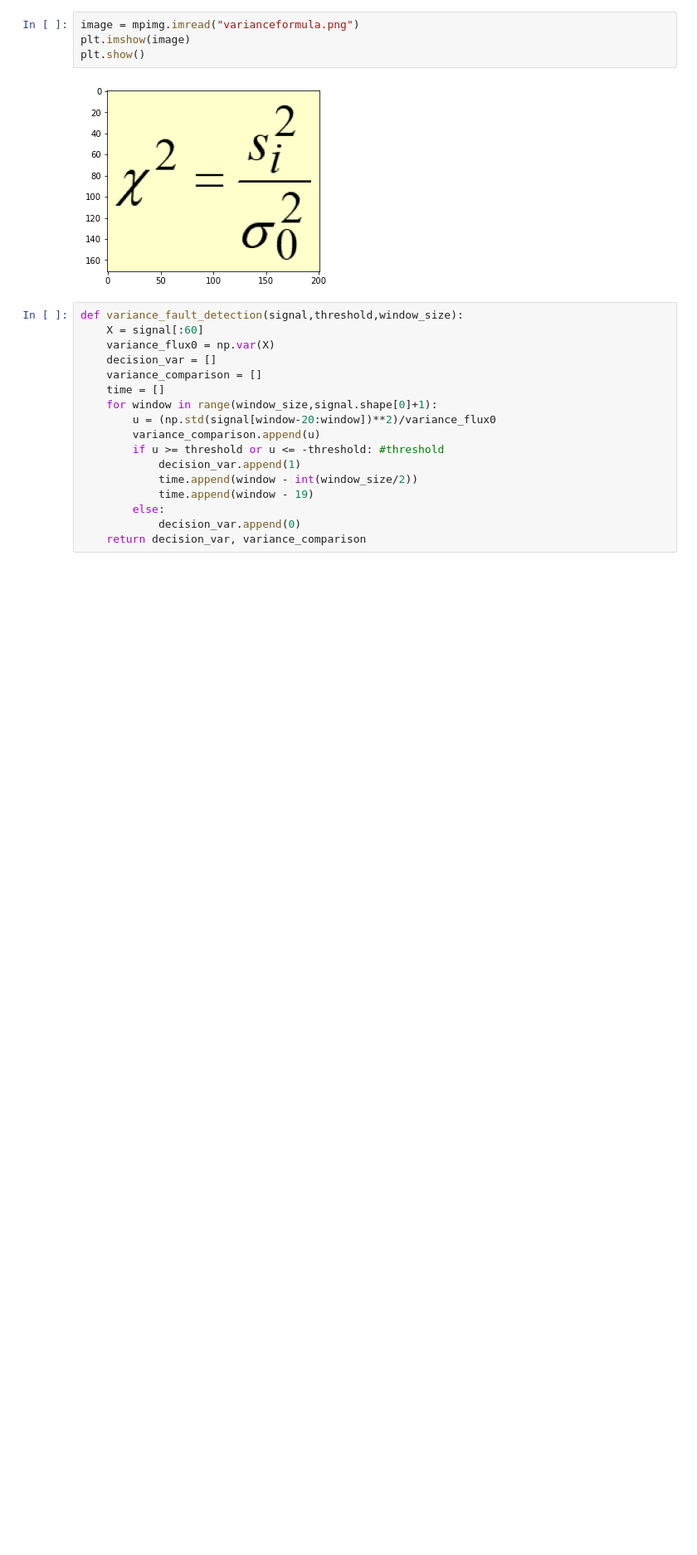
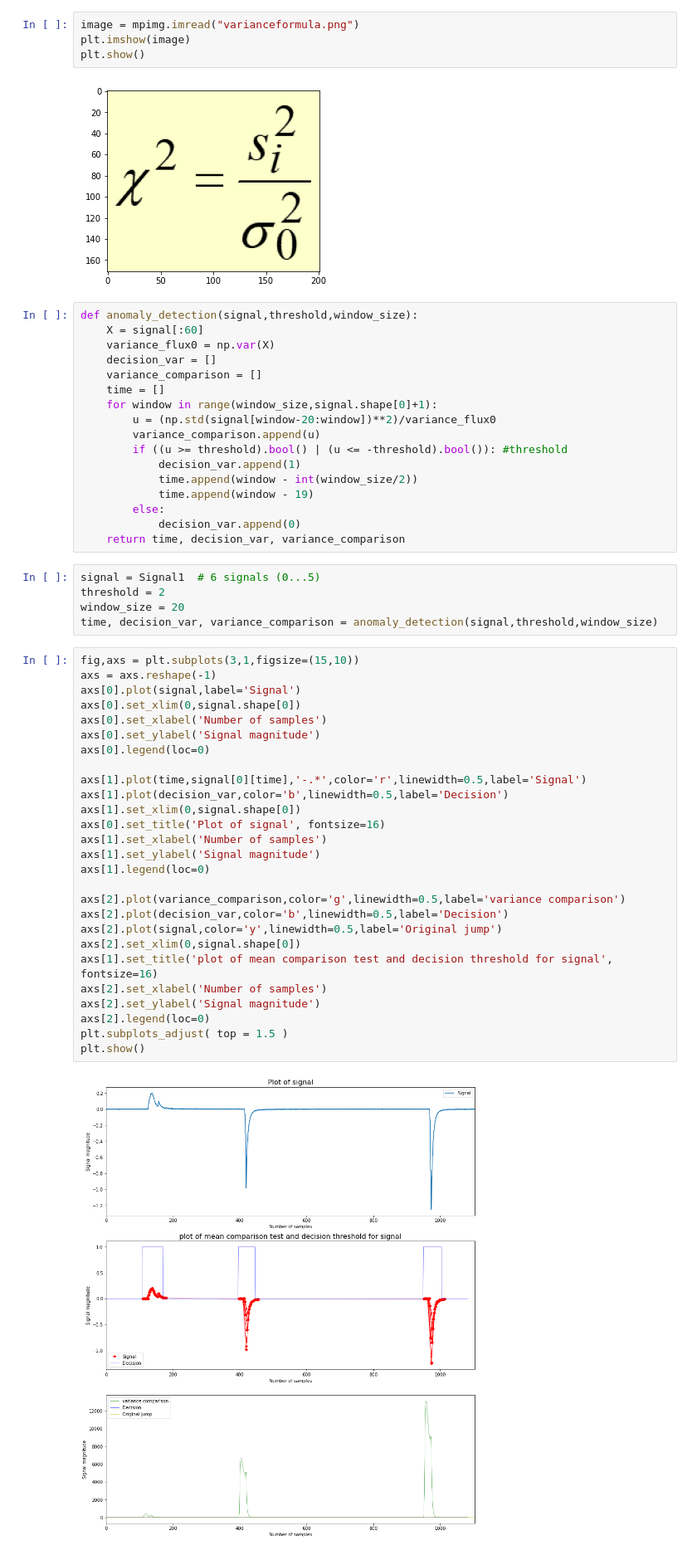
Before and after one commit to edwardquarm/Anomaly-detection-using-machine-learning, a Jupyter notebook: variance_change_detection.ipynb, the cells around one changed output. Shown at 83% size. Saved outputs shown, nothing was run; the diff lists cells and outputs as text; blank space fills up the shorter version.

Commit message:
variance anomaly

```diff
--- a/variance_change_detection.ipynb
+++ b/variance_change_detection.ipynb
@@ -36,7 +36,7 @@ plt.show()
 # %% [output]
 [figure]
 # %%
-def variance_fault_detection(signal,threshold,window_size):
+def anomaly_detection(signal,threshold,window_size):
     X = signal[:60]
     variance_flux0 = np.var(X)
     decision_var = []
@@ -45,10 +45,44 @@ def variance_fault_detection(signal,threshold,window_size):
     for window in range(window_size,signal.shape[0]+1):
         u = (np.std(signal[window-20:window])**2)/variance_flux0
         variance_comparison.append(u)
-        if u >= threshold or u <= -threshold: #threshold
+        if ((u >= threshold).bool() | (u <= -threshold).bool()): #threshold
             decision_var.append(1)
             time.append(window - int(window_size/2))
             time.append(window - 19)
         else:
             decision_var.append(0)
-    return decision_var, variance_comparison
+    return time, decision_var, variance_comparison
+# %%
+signal = Signal1  # 6 signals (0...5)
+threshold = 2
+window_size = 20
+time, decision_var, variance_comparison = anomaly_detection(signal,threshold,window_size)
+# %%
+fig,axs = plt.subplots(3,1,figsize=(15,10))
+axs = axs.reshape(-1)
+axs[0].plot(signal,label='Signal')
+axs[0].set_xlim(0,signal.shape[0])
+axs[0].set_xlabel('Number of samples')
+axs[0].set_ylabel('Signal magnitude')
+axs[0].legend(loc=0)
+
+axs[1].plot(time,signal[0][time],'-.*',color='r',linewidth=0.5,label='Signal')
+axs[1].plot(decision_var,color='b',linewidth=0.5,label='Decision')
+axs[1].set_xlim(0,signal.shape[0])
+axs[0].set_title('Plot of signal', fontsize=16)
+axs[1].set_xlabel('Number of samples')
+axs[1].set_ylabel('Signal magnitude')
+axs[1].legend(loc=0)
+
+axs[2].plot(variance_comparison,color='g',linewidth=0.5,label='variance comparison')
+axs[2].plot(decision_var,color='b',linewidth=0.5,label='Decision')
+axs[2].plot(signal,color='y',linewidth=0.5,label='Original jump')
+axs[2].set_xlim(0,signal.shape[0])
+axs[1].set_title('plot of mean comparison test and decision threshold for signal', fontsize=16)
+axs[2].set_xlabel('Number of samples')
+axs[2].set_ylabel('Signal magnitude')
+axs[2].legend(loc=0)
+plt.subplots_adjust( top = 1.5 )
+plt.show()
+# %% [output]
+[figure, added]
```
Also changed, not shown: 1 other file.
